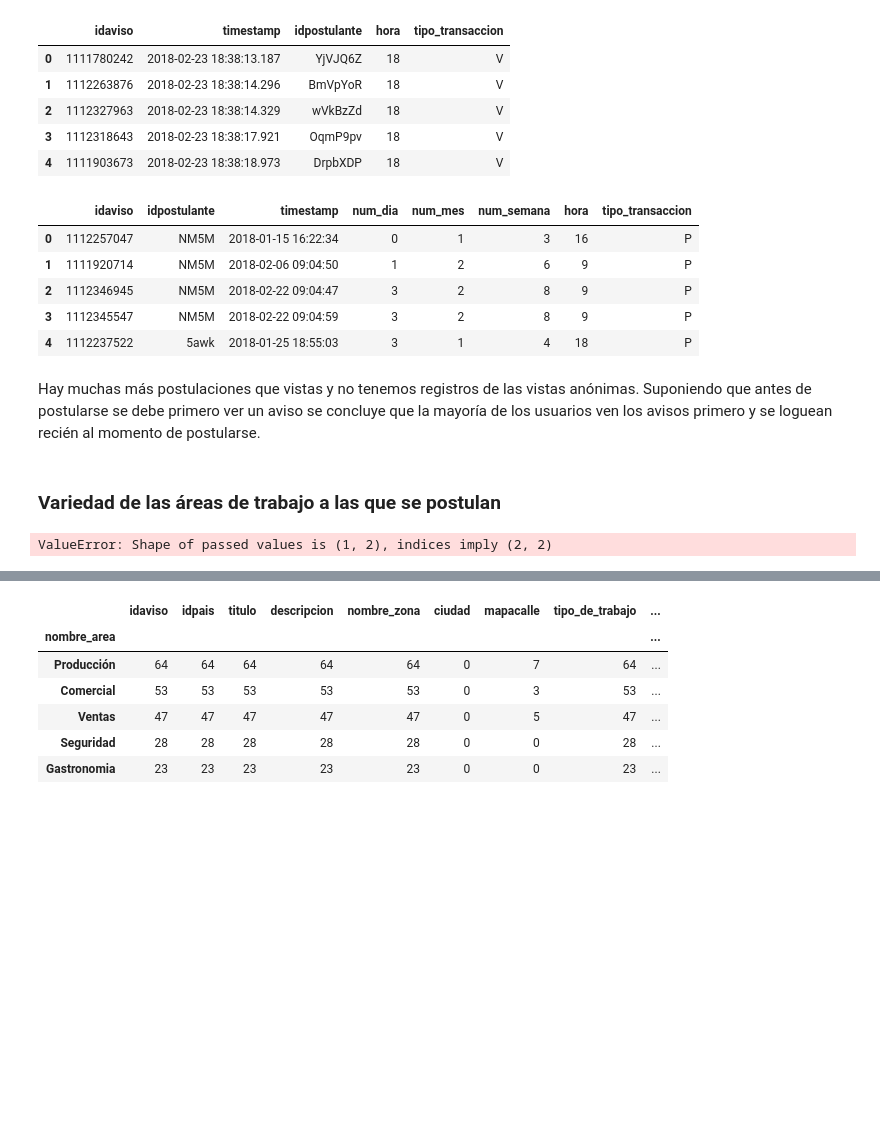
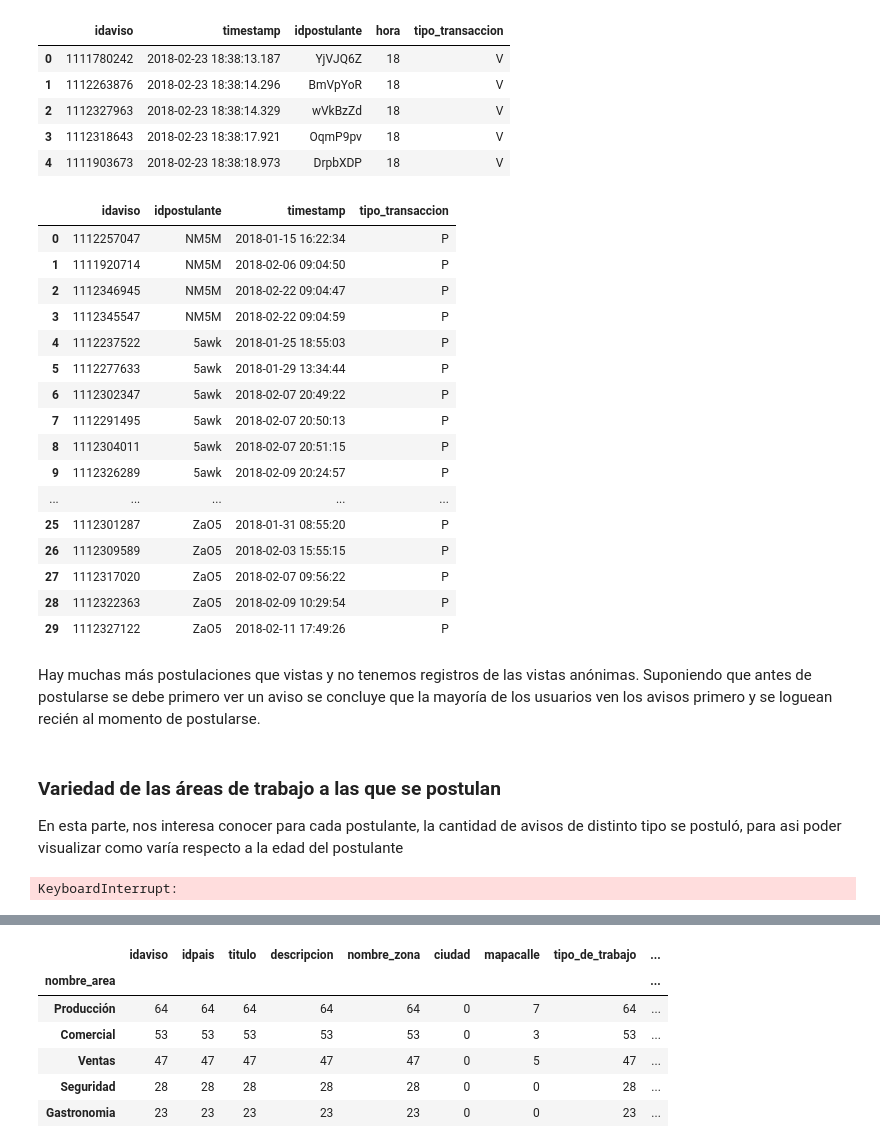
Before and after one commit to tomasBustamante/postulaciones, a Jupyter notebook: Avisos_laborales_y_postulaciones.ipynb, the cells around one changed output, grey strips where cells are left out. Saved outputs shown, nothing was run; the diff lists cells and outputs as text; code cells hidden in the pictures; blank space fills up the shorter version.

```diff
--- a/Avisos_laborales_y_postulaciones.ipynb
+++ b/Avisos_laborales_y_postulaciones.ipynb
@@ -548,17 +548,30 @@ vistas.head()
 # %%
 postulaciones['tipo_transaccion'] = 'P'
 postulaciones.rename(columns={"fechapostulacion":"timestamp"}, inplace=True)
-postulaciones.head()
+postulaciones.head(30)
 # %% [output]
-|  | idaviso | idpostulante | timestamp | num_dia | num_mes | num_semana | hora | tipo_transaccion |
-| 0 | 1112257047 | NM5M | 2018-01-15 16:22:34 | 0 | 1 | 3 | 16 | P |
-| 1 | 1111920714 | NM5M | 2018-02-06 09:04:50 | 1 | 2 | 6 | 9 | P |
-| 2 | 1112346945 | NM5M | 2018-02-22 09:04:47 | 3 | 2 | 8 | 9 | P |
-| 3 | 1112345547 | NM5M | 2018-02-22 09:04:59 | 3 | 2 | 8 | 9 | P |
-| 4 | 1112237522 | 5awk | 2018-01-25 18:55:03 | 3 | 1 | 4 | 18 | P |
+|  | idaviso | idpostulante | timestamp | tipo_transaccion |
+| 0 | 1112257047 | NM5M | 2018-01-15 16:22:34 | P |
+| 1 | 1111920714 | NM5M | 2018-02-06 09:04:50 | P |
+| 2 | 1112346945 | NM5M | 2018-02-22 09:04:47 | P |
+| 3 | 1112345547 | NM5M | 2018-02-22 09:04:59 | P |
+| 4 | 1112237522 | 5awk | 2018-01-25 18:55:03 | P |
+| 5 | 1112277633 | 5awk | 2018-01-29 13:34:44 | P |
+| 6 | 1112302347 | 5awk | 2018-02-07 20:49:22 | P |
+| 7 | 1112291495 | 5awk | 2018-02-07 20:50:13 | P |
+| 8 | 1112304011 | 5awk | 2018-02-07 20:51:15 | P |
+| 9 | 1112326289 | 5awk | 2018-02-09 20:24:57 | P |
+| ... | ... | ... | ... | ... |
+| 25 | 1112301287 | ZaO5 | 2018-01-31 08:55:20 | P |
+| 26 | 1112309589 | ZaO5 | 2018-02-03 15:55:15 | P |
+| 27 | 1112317020 | ZaO5 | 2018-02-07 09:56:22 | P |
+| 28 | 1112322363 | ZaO5 | 2018-02-09 10:29:54 | P |
+| 29 | 1112327122 | ZaO5 | 2018-02-11 17:49:26 | P |
 # %%
 vis_pos = pd.concat([vistas,postulaciones])
 # %% [markdown]
 Hay muchas más postulaciones que vistas y no tenemos registros de las vistas anónimas. Suponiendo que antes de postularse se debe primero ver un aviso se concluye que la mayoría de los usuarios ven los avisos primero y se loguean recién al momento de postularse.
-# %% [markdown]
-### Variedad de las áreas de trabajo a las que se postulan
+# %% [markdown]
+### Variedad de las áreas de trabajo a las que se postulan
+
+En esta parte, nos interesa conocer para cada postulante, la cantidad de avisos de distinto tipo se postuló, para asi poder visualizar como varía respecto a la edad del postulante
@@ -565,7 +580,4 @@ Hay muchas más postulaciones que vistas y no tenemos registros de las vistas an
 # %%
-postulaciones = postulaciones.head(200)
-variedad_postulaciones = pd.DataFrame(None,None,['idpostulante','variedad_postulaciones'])
-
 def obtener_variedad(group):
     aux = []
     for i in group:
@@ -573,10 +585,8 @@ def obtener_variedad(group):
         if (len(valor) == 0):
             continue
         aux.append(valor[0])
-    aux1 = pd.DataFrame([group.name, len(set(aux))], columns=['idpostulaciones', 'variedad_postulaciones'])
-    variedad_postulaciones.concat(aux1)
+    variedad_postulaciones.loc[len(variedad_postulaciones)] = [group.name, len(set(aux))]
 
-auxiliar = postulaciones['idaviso'].groupby(postulaciones['idpostulante']).apply(obtener_variedad)
-variedad_postulaciones.head(5)
+"""auxiliar = postulaciones['idaviso'].groupby(postulaciones['idpostulante']).apply(obtener_variedad)"""
 # %% [output]
-ValueError: Shape of passed values is (1, 2), indices imply (2, 2)
+KeyboardInterrupt:
```
Also changed, not shown: parts of 3 cells of this notebook, 1 other file.
